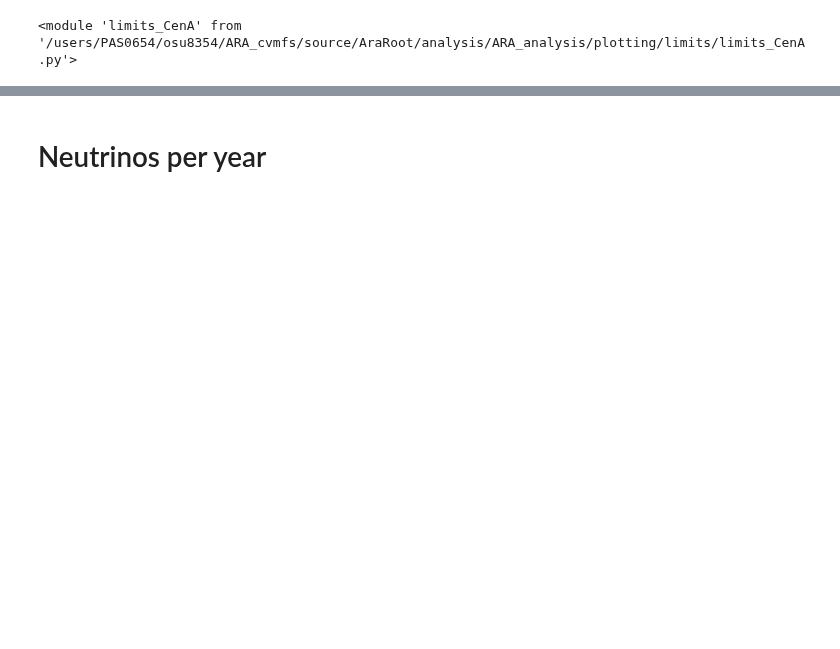
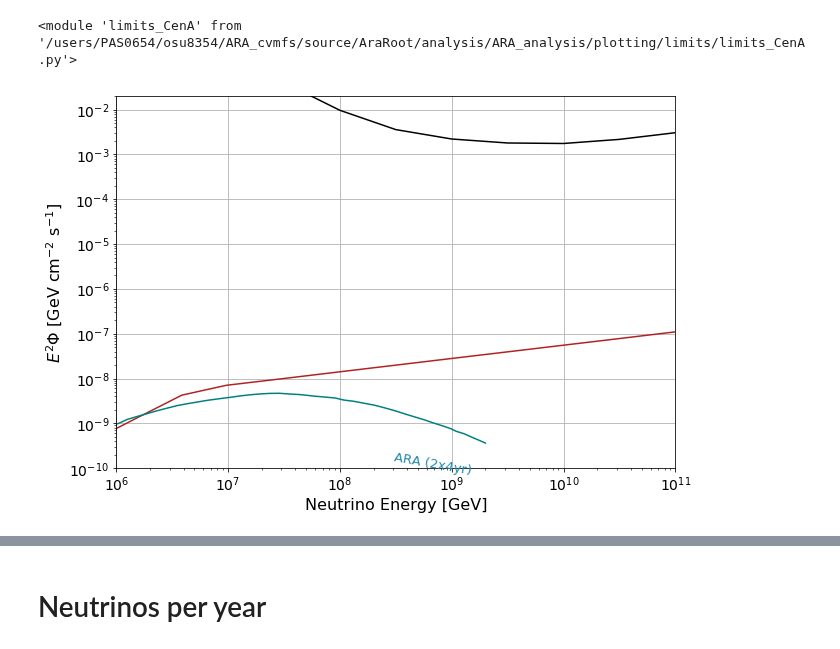
Before and after one commit to toej93/ARA_analysis, a Jupyter notebook: plotting/limits/sensitivities_CenA.ipynb, the cells around one changed output, grey strips where cells are left out. Saved outputs shown, nothing was run; the diff lists cells and outputs as text; code cells hidden in the pictures; blank space fills up the shorter version.

```diff
--- a/plotting/limits/sensitivities_CenA.ipynb
+++ b/plotting/limits/sensitivities_CenA.ipynb
@@ -5,4 +5,17 @@ import limits_CenA
 importlib.reload(limits_CenA)
 # %% [output]
 <module 'limits_CenA' from '/users/PAS0654/osu8354/ARA_cvmfs/source/AraRoot/analysis/ARA_analysis/plotting/limits/limits_CenA.py'>
+# %%
+figure = LimitFigure(e_power=2,figsize=(9, 6), xlims=(1e6, 1e11), ylims=(1e-10, 2e-2), font_size=16, tick_size=14)
+#figure.build_base_plot('ara',models = ['ahlers_1', "murase_grb"])
+figure.build_base_plot('ara',models = ["Cuoco_CenA","Kachelriess_CenA"])
+# figure.add_limit('ARA', ara_energies, ara_available*0.9,
+#                 stations=2.44, years=1, color='black', linestyle="dotted",
+#                 label='Available Data (2012-2019)')
+# figure.add_limit('ARA', ara_energies, ara_projected*0.9,
+#                 stations=2.44, years=1, color='black', linestyle='dashed',
+#                 label='Projected Data (2012-2022)')
+# figure.show(save_name='limit_CenA_E2.pdf', dpi=200)
+# %% [output]
+[figure, added]
 # %%
```
Also changed, not shown: parts of 3 cells of this notebook, 14 other files.
